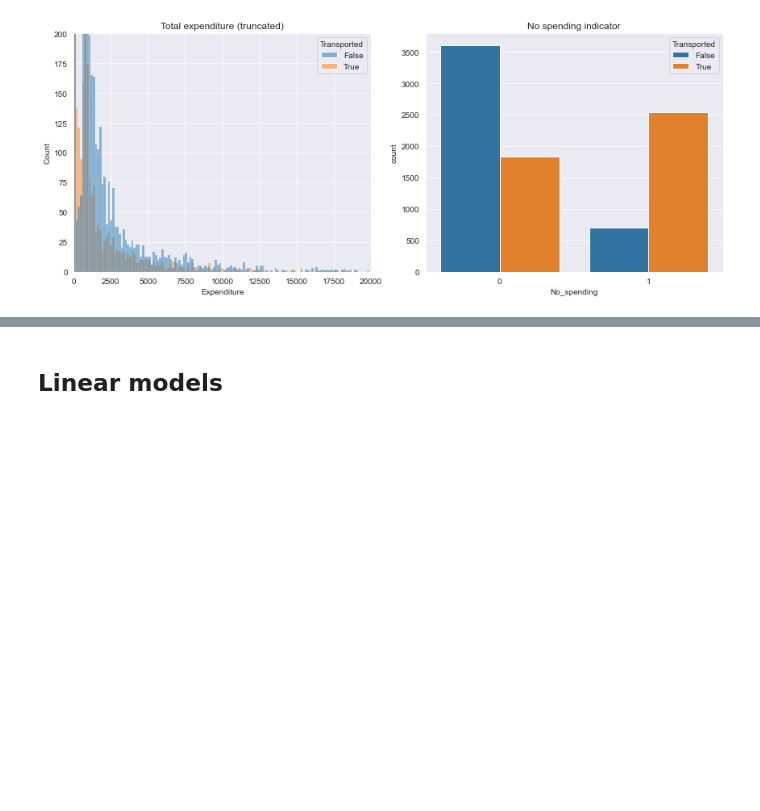
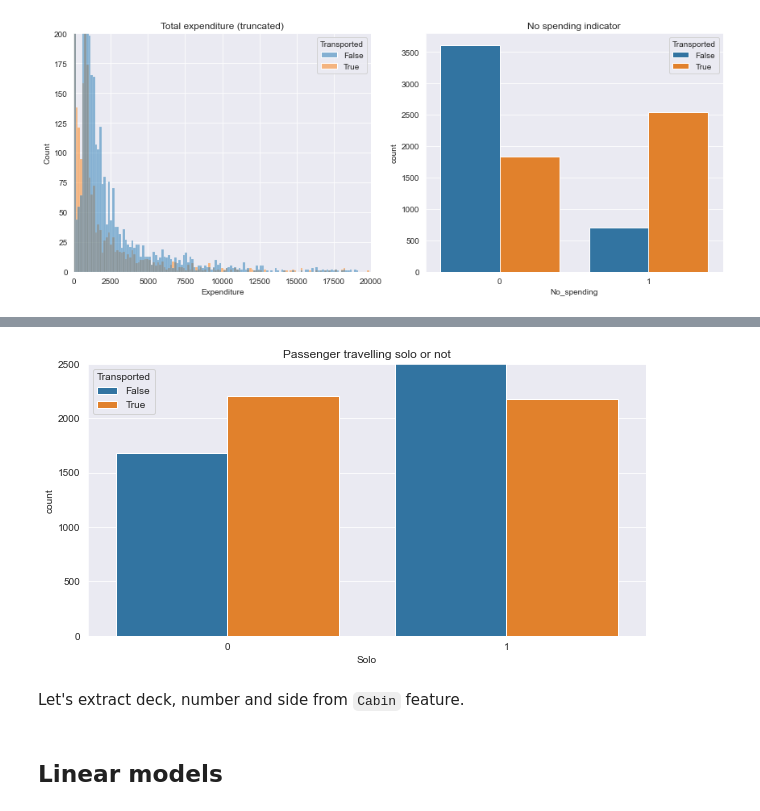
Before and after one commit to Ark3M/Kaggle-competitions, a Jupyter notebook: Spaceship Titanic/Spaceship_Titanic.ipynb, the cells around one changed output, grey strips where cells are left out. Cells and saved outputs as stored; diff of their text form; code cells hidden in the pictures; blank space fills up the shorter version.

```diff
--- a/Spaceship Titanic/Spaceship_Titanic.ipynb
+++ b/Spaceship Titanic/Spaceship_Titanic.ipynb
@@ -318,3 +347,16 @@ Extract passenger group and group size from `PassengerId`.
+# %%
+train["Solo"] = (train["Group_size"] == 1).astype(int)
+test["Solo"] = (test["Group_size"] == 1).astype(int)
+# %%
+plt.figure(figsize=(10, 5))
+
+sns.countplot(data=train, x="Solo", hue=target_col)
+plt.title("Passenger travelling solo or not")
+plt.ylim([0, 2500]);
+# %% [output]
+[figure, added]
+# %% [markdown]
+Let's extract deck, number and side from `Cabin` feature.
 # %% [markdown]
 ## Linear models
 # %%
```
Also changed, not shown: parts of 21 cells of this notebook.
